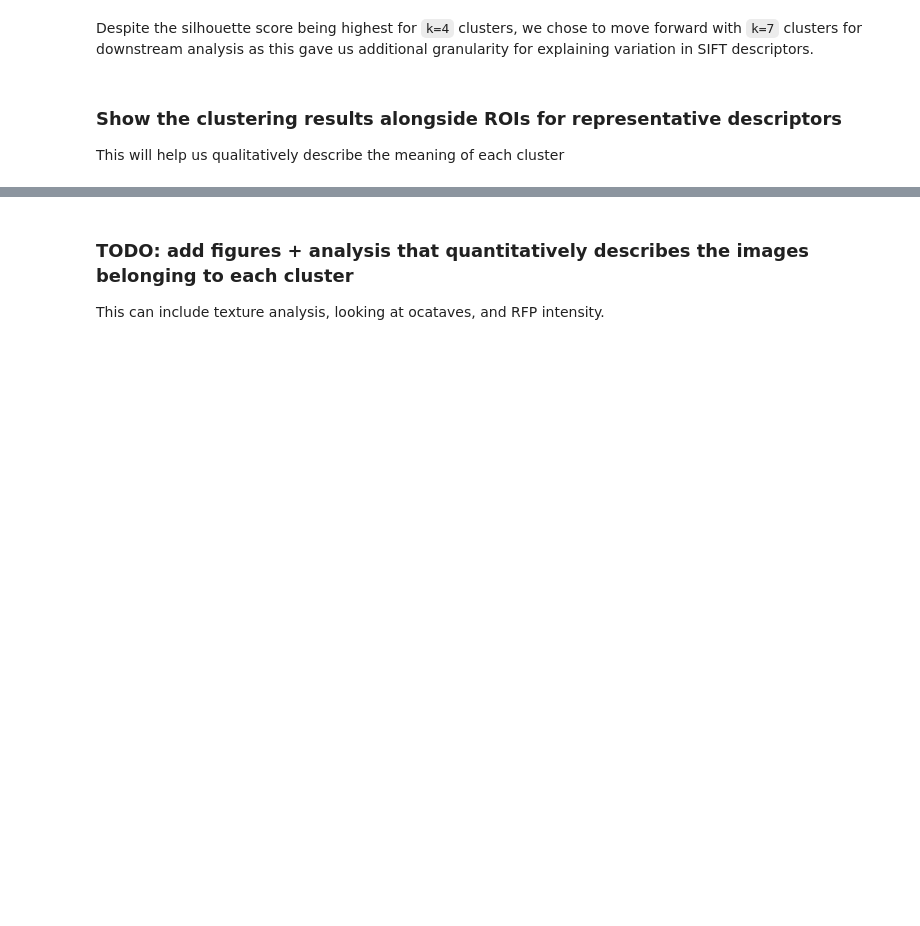
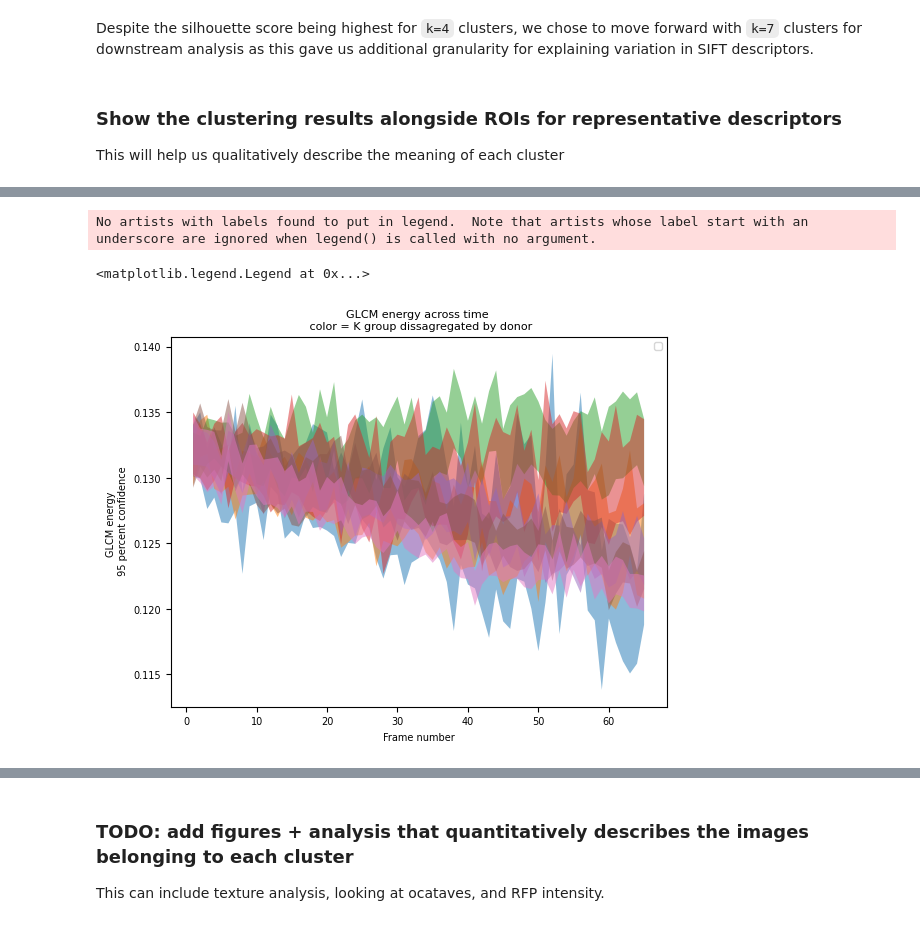
Before and after one commit to bee-hive/sflcba, a Jupyter notebook: analyze_sift_embedding.ipynb, the cells around one changed output, grey strips where cells are left out. Saved outputs shown, nothing was run; the diff lists cells and outputs as text; code cells hidden in the pictures; blank space fills up the shorter version.

Commit message:
Add files via upload
added GLCM statistics
TODO decrease the number of time each image is accessed.

```diff
--- a/analyze_sift_embedding.ipynb
+++ b/analyze_sift_embedding.ipynb
@@ -14,12 +33,21 @@ import random
 import itertools
 import anndata as ad
 import pandas as pd
+import scipy
 from sklearn.cluster import KMeans
 from sklearn.metrics import silhouette_score
 import scipy.stats as stats
 import statsmodels.api as sm
 from statsmodels.formula.api import ols
 from statsmodels.stats.multitest import multipletests
+from skimage.feature import graycomatrix, graycoprops
 
+def mean_confidence_interval(data, confidence=0.95):
+    a = 1.0 * np.array(data)
+    n = len(a)
+    m, se = np.mean(a), scipy.stats.sem(a)
+    h = se * scipy.stats.t.ppf((1 + confidence) / 2., n-1)
+    return m, m-h, m+h
 random.seed(0)
 np.random.seed(0)
+print("ran")
@@ -39,7 +69,9 @@ plt.rcParams['svg.fonttype'] = 'none'
 plt.rcParams['pdf.use14corefonts'] = True
 # %%
 # load the anndata file with the SIFT descriptors
-adata = ad.read_h5ad('/gladstone/engelhardt/lab/adamw/saft_figuren/analysis/adata_20250225_kmeans.h5ad')
+#adata = ad.read_h5ad('/gladstone/engelhardt/lab/adamw/saft_figuren/analysis/adata_20250225_kmeans.h5ad')
+#fn changed bc not on cluster
+adata = ad.read_h5ad('/Volumes/Engelhardt-Lab/adamw/saft_figuren/analysis/adata_20250225_kmeans.h5ad')
 adata
 # %% [output]
 AnnData object with n_obs × n_vars = 3389740 × 128
@@ -196,0 +241,23 @@ plot_descriptor_roi(adata.obs.iloc[0], ax, offset=15)
+# %%
+for k_class in np.unique(adata.obs['kmeans_7']):
+            interval_holder0 = []
+
+            for i in range(1,66):
+                tinds = adata.obs["time"] == i
+
+                l_inds = adata.obs['kmeans_7'][tinds] == k_class
+                mean0, blb0, bub0 = mean_confidence_interval(np.array(energymat_l)[tinds][l_inds], confidence=0.95)
+                interval0 = [mean0, blb0, bub0]
+                interval_holder0.append(interval0)
+
+            interval_holder0 = np.array(interval_holder0)
+            plt.fill_between(np.arange(1,66),interval_holder0[:,1],interval_holder0[:,2],alpha = .5)# 100
+
+plt.title("GLCM energy across time \n color = K group dissagregated by donor")
+plt.ylabel("GLCM energy \n 95 percent confidence")
+plt.xlabel("Frame number")
+plt.legend()
+# %% [output]
+No artists with labels found to put in legend.  Note that artists whose label start with an underscore are ignored when legend() is called with no argument.
+<matplotlib.legend.Legend at 0x...>
+[figure, added]
```
Also changed, not shown: parts of 9 cells of this notebook.
